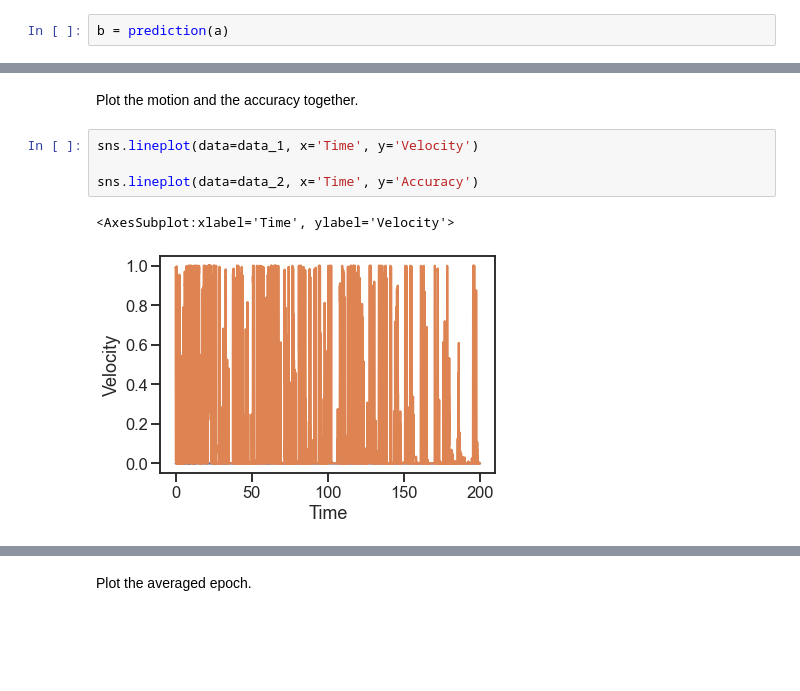
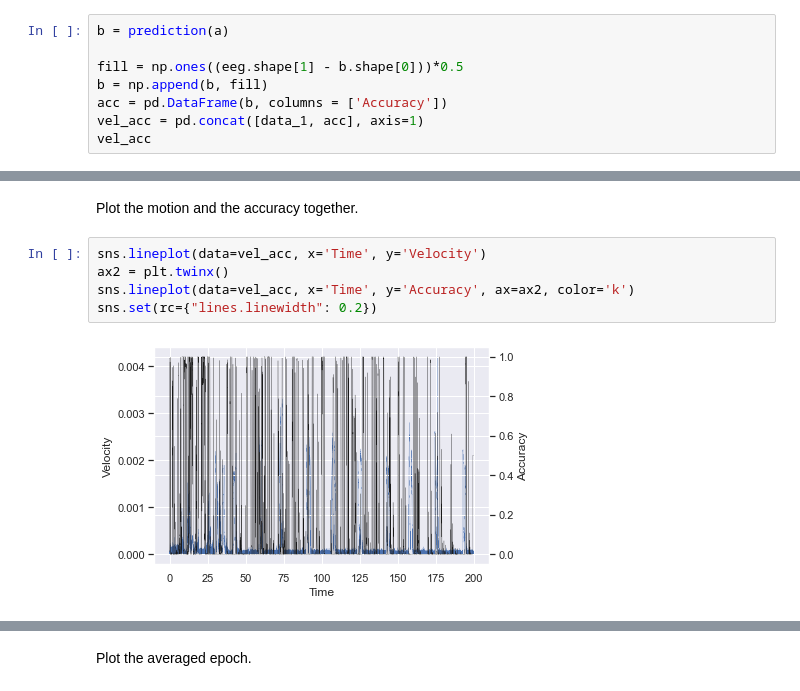
Before and after one commit to lukasgehrke/2021-fastReach, a Jupyter notebook: analyses/Willy_tests/Willy_tests.ipynb, the cells around one changed output, grey strips where cells are left out. Cells and saved outputs as stored; diff of their text form; blank space fills up the shorter version.

```diff
--- a/analyses/Willy_tests/Willy_tests.ipynb
+++ b/analyses/Willy_tests/Willy_tests.ipynb
@@ -413,2 +415,8 @@ a = slid_win(eeg)
 # %%
 b = prediction(a)
+
+fill = np.ones((eeg.shape[1] - b.shape[0]))*0.5
+b = np.append(b, fill)
+acc = pd.DataFrame(b, columns = ['Accuracy'])
+vel_acc = pd.concat([data_1, acc], axis=1)
+vel_acc
@@ -441,9 +437,9 @@ data_2
 # %% [markdown]
 <u/>Plot the motion and the accuracy together.<u/>
 # %%
-sns.lineplot(data=data_1, x='Time', y='Velocity')
-
-sns.lineplot(data=data_2, x='Time', y='Accuracy')
+sns.lineplot(data=vel_acc, x='Time', y='Velocity')
+ax2 = plt.twinx()
+sns.lineplot(data=vel_acc, x='Time', y='Accuracy', ax=ax2, color='k')
+sns.set(rc={"lines.linewidth": 0.2})
 # %% [output]
-<AxesSubplot:xlabel='Time', ylabel='Velocity'>
-[figure, old version]
+[figure, new version]
```
Also changed, not shown: parts of 11 cells of this notebook.
